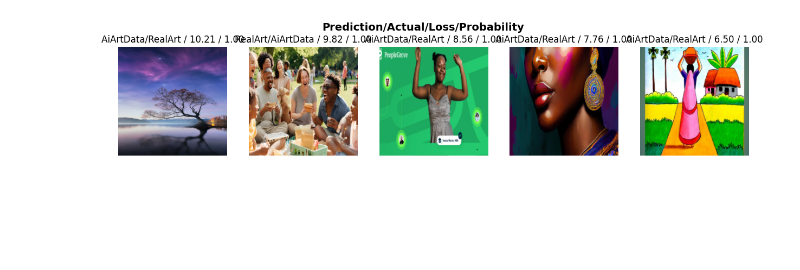
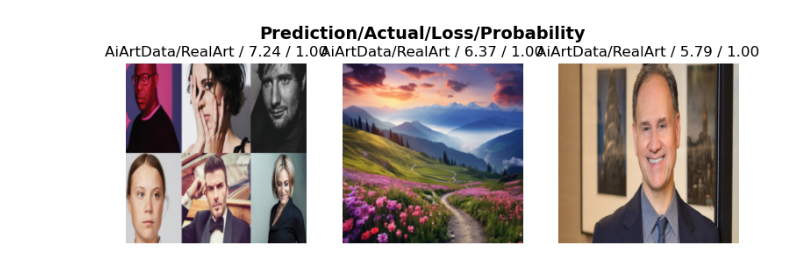
Before and after one commit to rayeeed/ai_image_detect, a Jupyter notebook: realvssai-resnet34.ipynb, the cells around one changed output. Cells and saved outputs as stored; diff of their text form; code cells hidden in the pictures; blank space fills up the shorter version.

```diff
--- a/realvssai-resnet34.ipynb
+++ b/realvssai-resnet34.ipynb
@@ -68,12 +39,14 @@ from fastai.vision.all import *
 #   """
 #   return str(path.parent)
 # %%
-path = Path('/kaggle/input/ai-generated-images-vs-real-images')
+path = Path('aivsreal')
+def get_category(x):
+    return x.parent.parent.name
 # Define your DataBlock
 dblock = DataBlock(
     blocks=(ImageBlock, CategoryBlock),  # Image input, multi-class category output
     get_items=get_image_files,           # Function to get image files
-    get_y=lambda x: x.parent.parent.name,  # Function to label the data based on the grandparent folder name
+    get_y=get_category,  # Function to label the data based on the grandparent folder name
     splitter=RandomSplitter(valid_pct=0.2, seed=42),  # Random split for validation
     item_tfms=RandomResizedCrop(224, min_scale=0.8),  # Resize and crop images
     batch_tfms=[*aug_transforms(), Normalize.from_stats(*imagenet_stats)]  # Data augmentation and normalization
@@ -86,5 +59,5 @@ dls.show_batch()
 # %%
-learn = vision_learner(dls, resnet34, metrics=error_rate,cbs=[EarlyStoppingCallback(patience=3), ShowGraphCallback(),SaveModelCallback(every_epoch=True,fname='resnet34_model')])
-learn.fine_tune(10)
+learn = vision_learner(dls, resnet34, metrics=error_rate,cbs=[EarlyStoppingCallback(patience=5), ShowGraphCallback(),SaveModelCallback(every_epoch=True,fname='resnet34_model')])
+learn.fine_tune(20)
 # %% [output]
 | epoch | train_loss | valid_loss | error_rate | time |
@@ -107,8 +83,8 @@ interp.plot_confusion_matrix()
 # %%
-interp.plot_top_losses(5, nrows=1)
+interp.plot_top_losses(3, nrows=1)
 # %% [output]
 [interactive output not drawn]
-[figure, old version]
+[figure, new version]
 # %%
 from fastai.vision.widgets import *
 # %%
```
Also changed, not shown: parts of 11 cells of this notebook.
